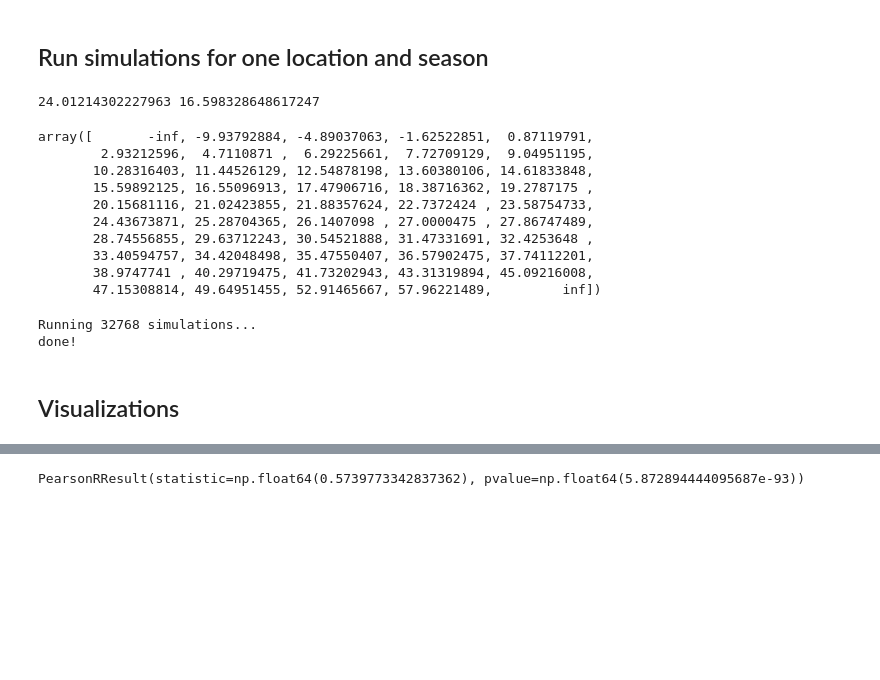
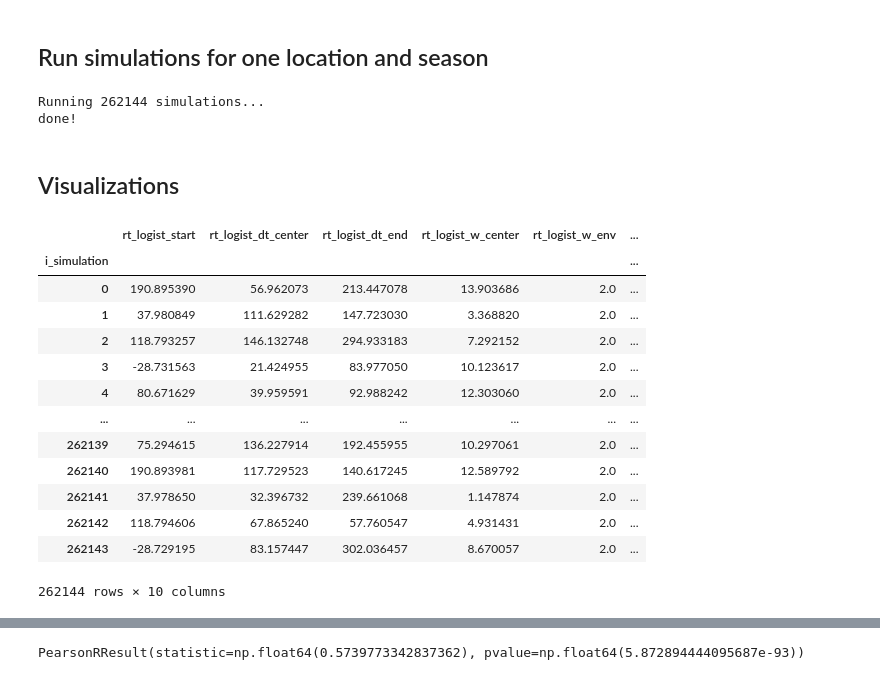
Before and after one commit to InfraMIND-models/3rd_imdc_ifgw_inframind-proteus, a Jupyter notebook: src/prototypes/run_dynamic_model.ipynb, the cells around one changed output, grey strips where cells are left out. Drawn from its saved outputs; the diff is of its cells as text; code cells hidden in the pictures; blank space fills up the shorter version.

```diff
--- a/src/prototypes/run_dynamic_model.ipynb
+++ b/src/prototypes/run_dynamic_model.ipynb
@@ -40,7 +40,7 @@ year = 2022
 epiweeek_sim_start = 26   # Train data ends at epiweek 25
 epiweek_sim_end = 45
 
-num_simulations = int(2**15)
+num_simulations = int(2**18)
 
 # =================
 
@@ -78,7 +78,7 @@ config.temporal.calibration_start = epiweek_to_date(100 * year + 41)  # Mosqlima
 config.temporal.calibration_end = epiweek_to_date(100 * (year + 1) + 40)  # Mosqlimate instructions
 config.temporal.zero_date = config.temporal.calibration_start
 
-# === Pre-sampling prototype
+# === Pre-sampling prototype: SET SCALING TO MATCH PRE-SIMULATION MEAN/STD
 # --- Fetch incidence at pre-simulation phase
 presim_start_date = config.temporal.sim_start - pd.Timedelta(simulator._gt_max_steps, unit="W")
 presim_end_date = config.temporal.sim_start - pd.Timedelta(1, unit="W")
@@ -97,7 +97,7 @@ _mean_rel_scaling = _mean_cases * _coef
 _std_rel_scaling = _std_cases * _coef
 
 # Define the prior
-config.sampling.param_priors["notif_relative_scale"] = NormalPrior(_mean_rel_scaling, _std_rel_scaling)
+config.sampling.param_priors["notif_relative_scale"] = GammaPrior(_mean_rel_scaling, _std_rel_scaling)
 
 
 
@@ -120,21 +120,27 @@ results = simulator.run_sequential_chunks(
 )
 print("done!")
 # %% [output]
-24.01214302227963 16.598328648617247
+Running 262144 simulations...
+done!
-array([       -inf, -9.93792884, -4.89037063, -1.62522851,  0.87119791,
-        2.93212596,  4.7110871 ,  6.29225661,  7.72709129,  9.04951195,
-       10.28316403, 11.44526129, 12.54878198, 13.60380106, 14.61833848,
-       15.59892125, 16.55096913, 17.47906716, 18.38716362, 19.2787175 ,
-       20.15681116, 21.02423855, 21.88357624, 22.7372424 , 23.58754733,
-       24.43673871, 25.28704365, 26.1407098 , 27.0000475 , 27.86747489,
-       28.74556855, 29.63712243, 30.54521888, 31.47331691, 32.4253648 ,
-       33.40594757, 34.42048498, 35.47550407, 36.57902475, 37.74112201,
-       38.9747741 , 40.29719475, 41.73202943, 43.31319894, 45.09216008,
-       47.15308814, 49.64951455, 52.91465667, 57.96221489,         inf])
-Running 32768 simulations...
-done!
 # %% [markdown]
 ## Visualizations
+# %%
+params_df
+# %% [output]
+|  | rt_logist_start | rt_logist_dt_center | rt_logist_dt_end | rt_logist_w_center | rt_logist_w_env | ... |
+| i_simulation |  |  |  |  |  | ... |
+| 0 | 190.895390 | 56.962073 | 213.447078 | 13.903686 | 2.0 | ... |
+| 1 | 37.980849 | 111.629282 | 147.723030 | 3.368820 | 2.0 | ... |
+| 2 | 118.793257 | 146.132748 | 294.933183 | 7.292152 | 2.0 | ... |
+| 3 | -28.731563 | 21.424955 | 83.977050 | 10.123617 | 2.0 | ... |
+| 4 | 80.671629 | 39.959591 | 92.988242 | 12.303060 | 2.0 | ... |
+| ... | ... | ... | ... | ... | ... | ... |
+| 262139 | 75.294615 | 136.227914 | 192.455955 | 10.297061 | 2.0 | ... |
+| 262140 | 190.893981 | 117.729523 | 140.617245 | 12.589792 | 2.0 | ... |
+| 262141 | 37.978650 | 32.396732 | 239.661068 | 1.147874 | 2.0 | ... |
+| 262142 | 118.794606 | 67.865240 | 57.760547 | 4.931431 | 2.0 | ... |
+| 262143 | -28.729195 | 83.157447 | 302.036457 | 8.670057 | 2.0 | ... |
+262144 rows × 10 columns
 # %%
 # --- Summary WIS statistics
 # wis_sr = pd.Series(
```
Also changed, not shown: parts of 6 cells of this notebook, 3 other files.
